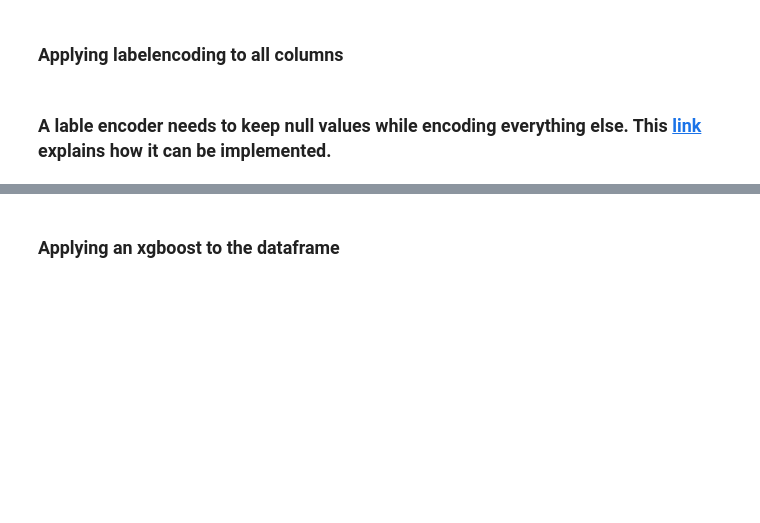
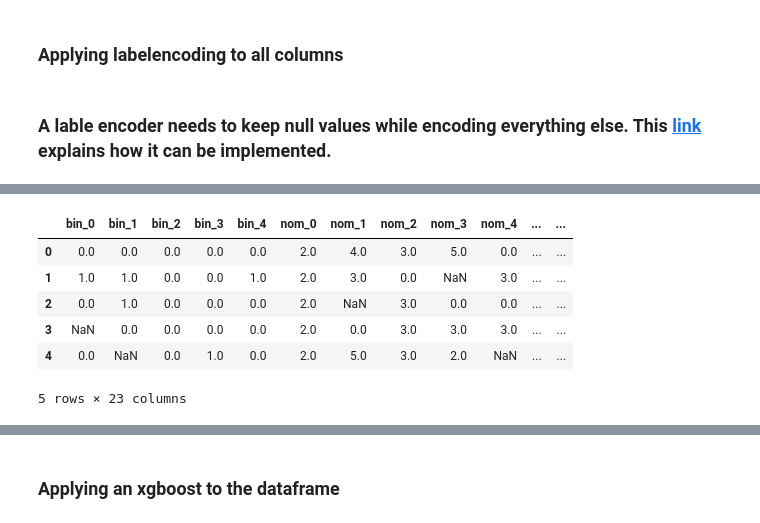
Before and after one commit to ErfanEbrahimiBazaz/encoding_categorical_variables, a Jupyter notebook: Applying different encoders.ipynb, the cells around one changed output, grey strips where cells are left out. Drawn from its saved outputs; the diff is of its cells as text; code cells hidden in the pictures; blank space fills up the shorter version.

```diff
--- a/Applying different encoders.ipynb
+++ b/Applying different encoders.ipynb
@@ -127,3 +181,14 @@ column target ----- 2 unique values ---- type: int64
+# %%
+df_le = pd.concat([df_train_cleaned, df_test], ignore_index=True)
+df_le.head()
+# %% [output]
+|  | bin_0 | bin_1 | bin_2 | bin_3 | bin_4 | nom_0 | nom_1 | nom_2 | nom_3 | nom_4 | ... | ... |
+| 0 | 0.0 | 0.0 | 0.0 | 0.0 | 0.0 | 2.0 | 4.0 | 3.0 | 5.0 | 0.0 | ... | ... |
+| 1 | 1.0 | 1.0 | 0.0 | 0.0 | 1.0 | 2.0 | 3.0 | 0.0 | NaN | 3.0 | ... | ... |
+| 2 | 0.0 | 1.0 | 0.0 | 0.0 | 0.0 | 2.0 | NaN | 3.0 | 0.0 | 0.0 | ... | ... |
+| 3 | NaN | 0.0 | 0.0 | 0.0 | 0.0 | 2.0 | 0.0 | 3.0 | 3.0 | 3.0 | ... | ... |
+| 4 | 0.0 | NaN | 0.0 | 1.0 | 0.0 | 2.0 | 5.0 | 3.0 | 2.0 | NaN | ... | ... |
+5 rows × 23 columns
 # %%
 encoders = dict()
 
```
Also changed, not shown: parts of 12 cells of this notebook.
